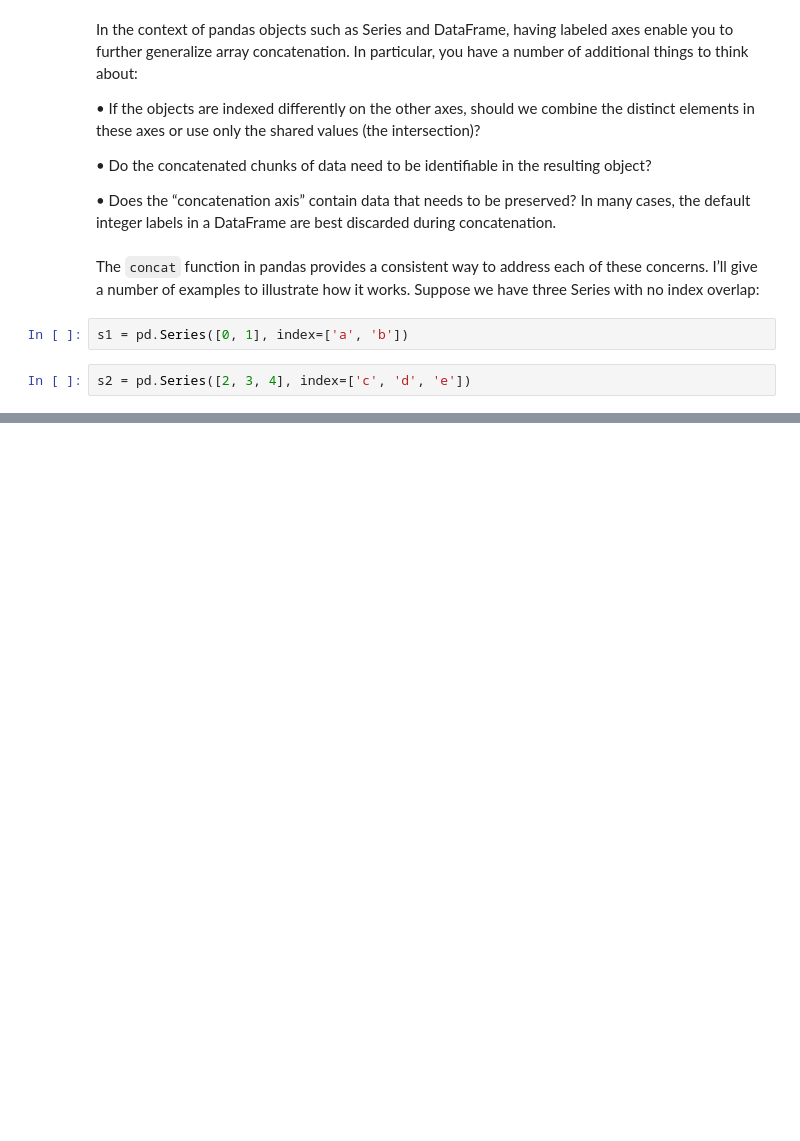
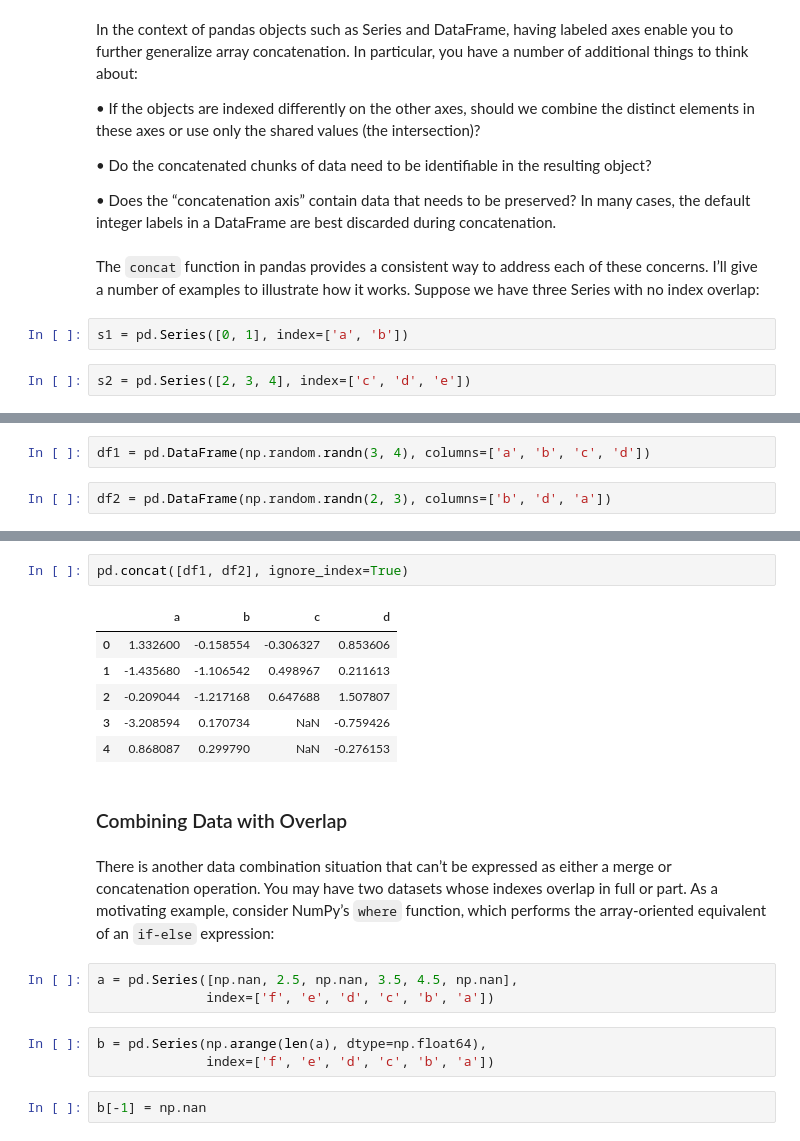
Before and after one commit to JoyanGit/PyData-Analysis-3E-Wes-McKinney, a Jupyter notebook: Ch8 - Data Wrangling.ipynb, the cells around one changed output, grey strips where cells are left out. Saved outputs shown, nothing was run; the diff lists cells and outputs as text; blank space fills up the shorter version.

```diff
--- a/Ch8 - Data Wrangling.ipynb
+++ b/Ch8 - Data Wrangling.ipynb
@@ -1336,0 +1854,4 @@ s2 = pd.Series([2, 3, 4], index=['c', 'd', 'e'])
+# %%
+df1 = pd.DataFrame(np.random.randn(3, 4), columns=['a', 'b', 'c', 'd'])
+# %%
+df2 = pd.DataFrame(np.random.randn(2, 3), columns=['b', 'd', 'a'])
@@ -1336,0 +1871,24 @@ s2 = pd.Series([2, 3, 4], index=['c', 'd', 'e'])
+# %%
+pd.concat([df1, df2], ignore_index=True)
+# %% [output]
+|  | a | b | c | d |
+| 0 | 1.332600 | -0.158554 | -0.306327 | 0.853606 |
+| 1 | -1.435680 | -1.106542 | 0.498967 | 0.211613 |
+| 2 | -0.209044 | -1.217168 | 0.647688 | 1.507807 |
+| 3 | -3.208594 | 0.170734 | NaN | -0.759426 |
+| 4 | 0.868087 | 0.299790 | NaN | -0.276153 |
+# %% [markdown]
+### Combining Data with Overlap
+# %% [markdown]
+There is another data combination situation that can’t be expressed as either a merge
+or concatenation operation. You may have two datasets whose indexes overlap in full
+or part. As a motivating example, consider NumPy’s `where` function, which performs
+the array-oriented equivalent of an `if-else` expression:
+# %%
+a = pd.Series([np.nan, 2.5, np.nan, 3.5, 4.5, np.nan],
+              index=['f', 'e', 'd', 'c', 'b', 'a'])
+# %%
+b = pd.Series(np.arange(len(a), dtype=np.float64),
+              index=['f', 'e', 'd', 'c', 'b', 'a'])
+# %%
+b[-1] = np.nan
```
Also changed, not shown: parts of 62 cells of this notebook.
